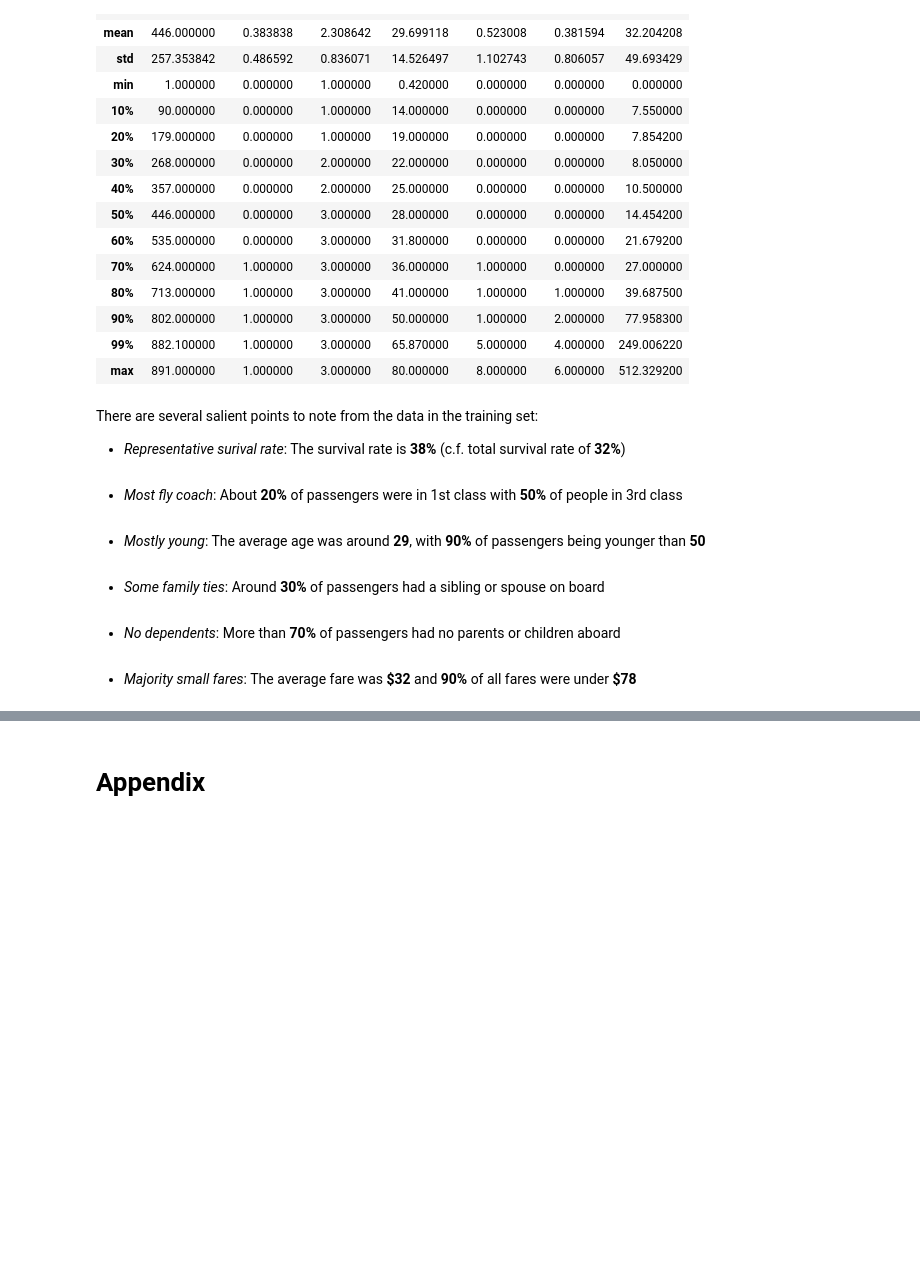
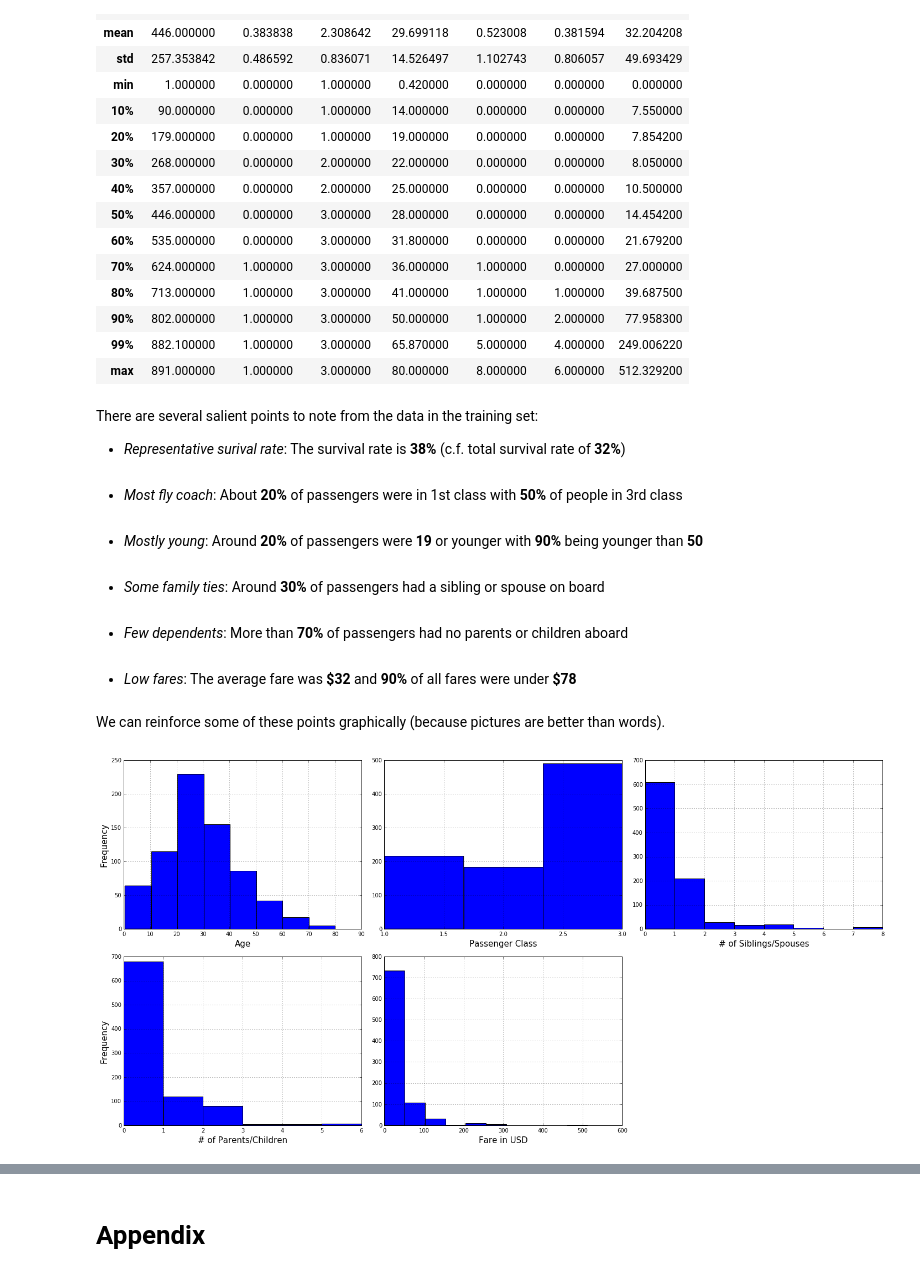
Before and after one commit to nuclth/Kaggle_Titanic, a Jupyter notebook: Survival.ipynb, the cells around one changed output, grey strips where cells are left out. Drawn from its saved outputs; the diff is of its cells as text; code cells hidden in the pictures; blank space fills up the shorter version.

Commit message:
Variable analysis. Graphs for frequency variables. Started correlation analysis

```diff
--- a/Survival.ipynb
+++ b/Survival.ipynb
@@ -171,10 +174,49 @@ There are several salient points to note from the data in the training set:
 <br><br>
 * *Most fly coach*: About **20%** of passengers were in 1st class with **50%** of people in 3rd class
 <br><br>
-* *Mostly young*: The average age was around **29**, with **90%** of passengers being younger than **50**
+* *Mostly young*: Around **20%** of passengers were **19** or younger with **90%** being younger than **50**
 <br><br>
 * *Some family ties*: Around **30%** of passengers had a sibling or spouse on board
 <br><br>
-* *No dependents*: More than **70%** of passengers had no parents or children aboard
+* *Few dependents*: More than **70%** of passengers had no parents or children aboard
 <br><br>
-* *Majority small fares*: The average fare was **\$32** and **90%** of all fares were under **\$78**
+* *Low fares*: The average fare was **\$32** and **90%** of all fares were under **\$78**
+# %% [markdown]
+We can reinforce some of these points graphically (because pictures are better than words).
+# %%
+fig = plt.figure(figsize=(20, 10))
+
+ax = fig.add_subplot(231)
+train.hist(column='Age', bins=8, ax=ax)
+plt.title('')
+plt.xlabel("Age", fontsize=15)
+plt.ylabel("Frequency", fontsize=15)
+
+bx = fig.add_subplot(232)
+train.hist(column='Pclass', bins=3, ax=bx)
+plt.title('')
+plt.xlabel("Passenger Class", fontsize=15)
+#plt.subplot(111).set_xticklabels('')
+#plt.subplot(111).set_xticks([0.5,1.5,2.5,3.5], minor=True)
+
+cx = fig.add_subplot(233)
+train.hist(column='SibSp', bins=8, ax=cx)
+plt.title('')
+plt.xlabel("# of Siblings/Spouses", fontsize=15)
+
+dx = fig.add_subplot(234)
+train.hist(column='Parch', bins=6, ax=dx)
+plt.title('')
+plt.xlabel("# of Parents/Children", fontsize=15)
+plt.ylabel("Frequency", fontsize=15)
+
+ex = fig.add_subplot(235)
+train.hist(column='Fare', ax=ex)
+plt.title('')
+plt.xlabel("Fare in USD", fontsize=15)
+
+fig.tight_layout()
+
+plt.show()
+# %% [output]
+[figure, added]
```
Also changed, not shown: parts of 23 cells of this notebook.
